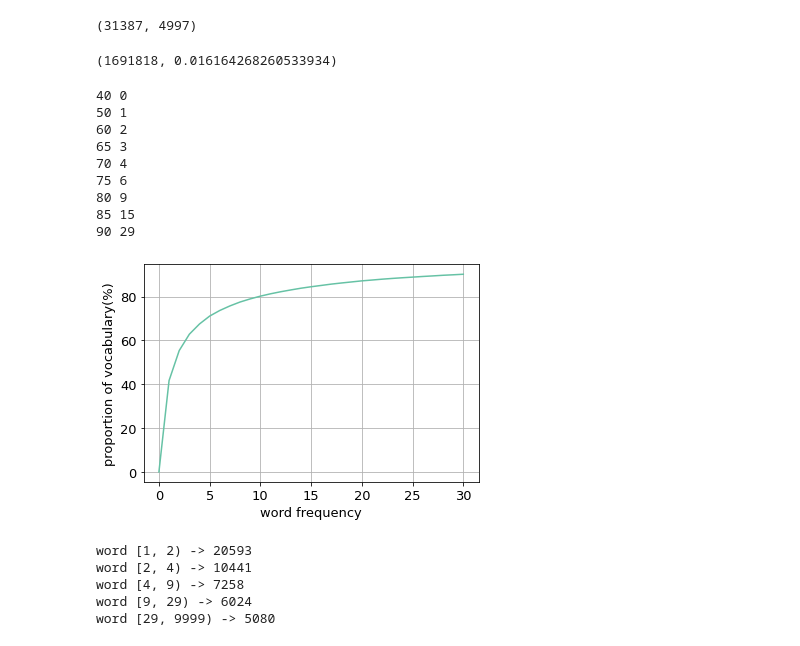
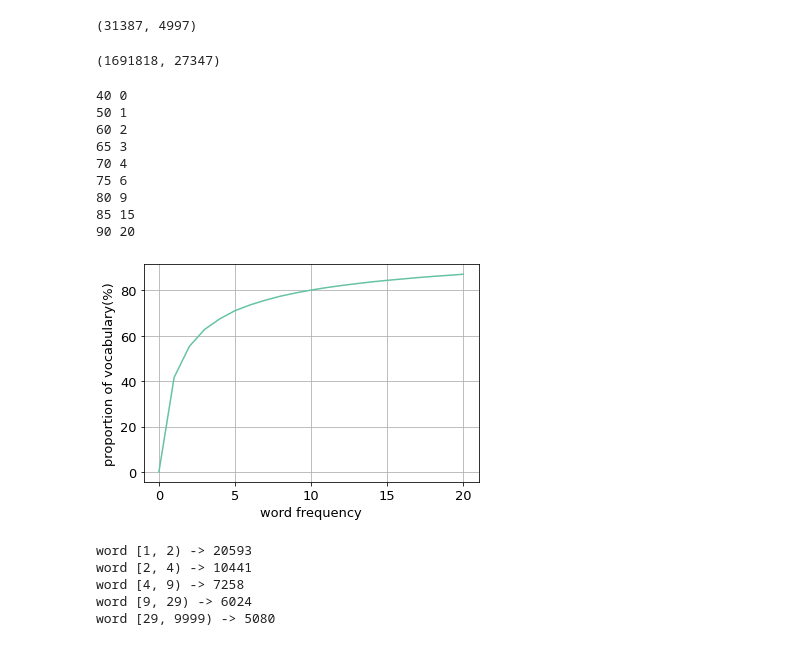
Before and after one commit to ixiaopan/NER_Tagger, a Jupyter notebook: corpus_profile.ipynb, the cells around one changed output. Cells and saved outputs as stored; diff of their text form; code cells hidden in the pictures.

```diff
--- a/corpus_profile.ipynb
+++ b/corpus_profile.ipynb
@@ -298,23 +319,23 @@ for sent in sent_all_domain.tolist(): # each sent
         if w not in string.punctuation:
             total_repeat_tokens.append(w.lower())
 # %%
-len( total_repeat_tokens ), np.sum(freqs<=2) /len( total_repeat_tokens )
+len( total_repeat_tokens ), np.sum(freqs<=2)
 # %% [output]
-(1691818, 0.016164268260533934)
+(1691818, 27347)
 # %%
 
-plot_rare_freq(freqs, max_freq=30)
+plot_rare_freq(freqs, max_freq=20)
 # %% [output]
 40 0
 50 1
 60 2
 65 3
 70 4
 75 6
 80 9
 85 15
-90 29
+90 20
-[figure, old version]
+[figure, new version]
 # %%
 rare_words_json = dict()
 for i, v in enumerate(rare_freq_range[:-1]):
```
Also changed, not shown: parts of 8 cells of this notebook, 2 other files.
